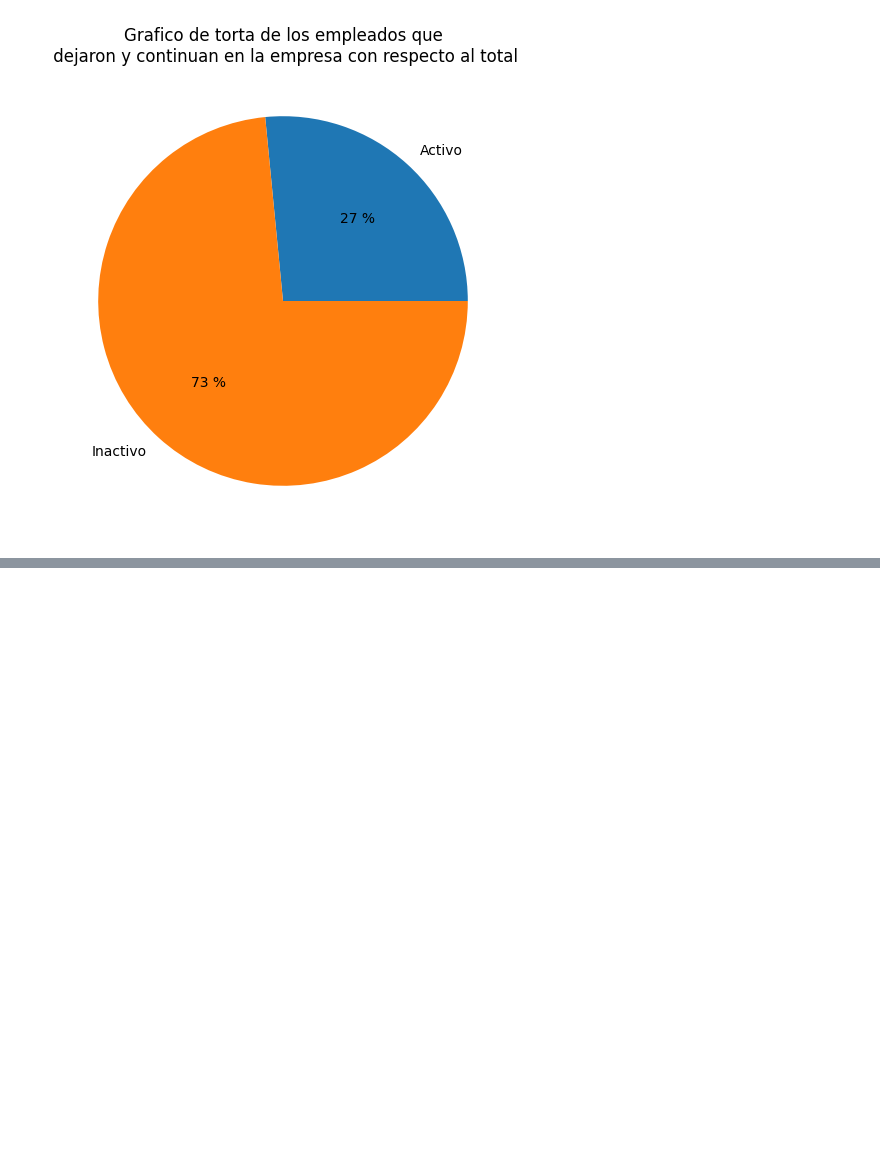
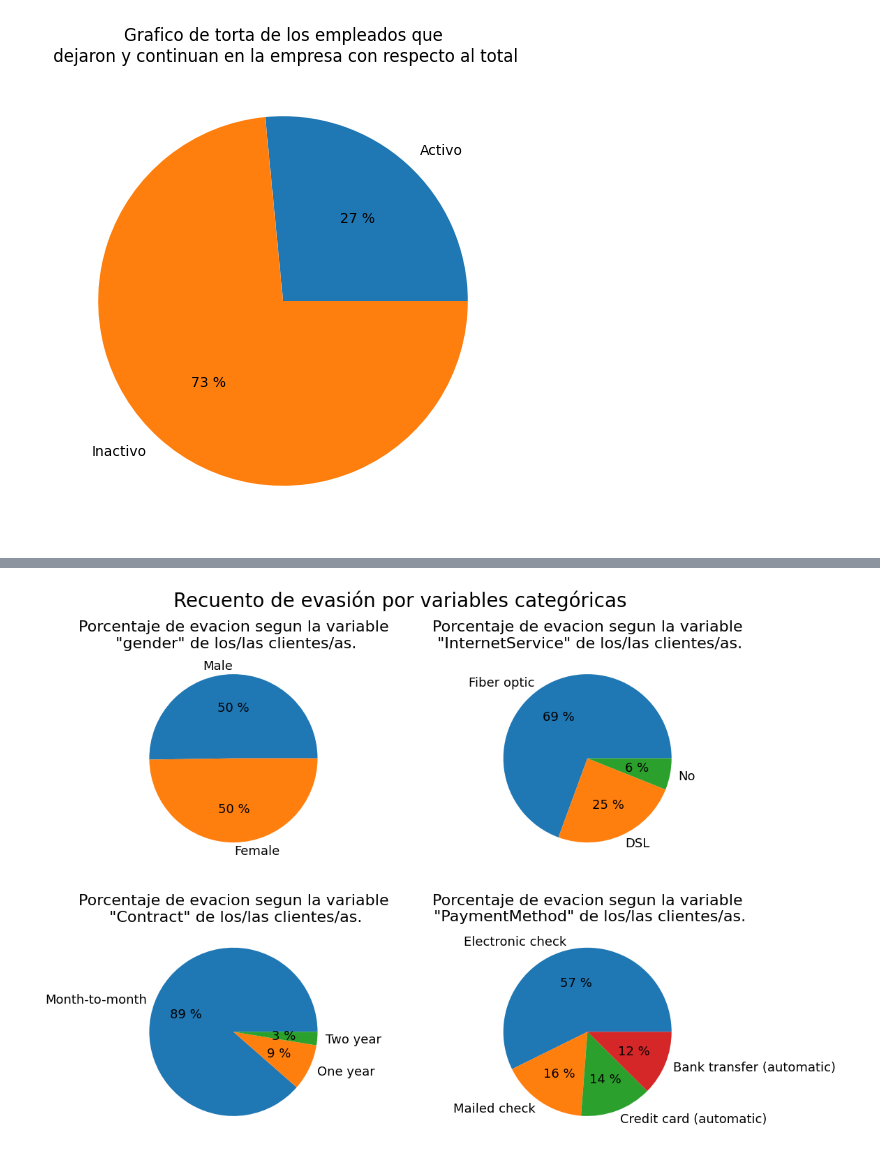
Before and after one commit to lukitasmois/TelecomX_LATAM, a Jupyter notebook: TelecomX_LATAM.ipynb, the cells around one changed output, grey strips where cells are left out. Saved outputs shown, nothing was run; the diff lists cells and outputs as text; code cells hidden in the pictures; blank space fills up the shorter version.

Commit message:
Agrego recuento de evasión por variables categóricas

```diff
--- a/TelecomX_LATAM.ipynb
+++ b/TelecomX_LATAM.ipynb
@@ -276,0 +295,5 @@ plt.show()
+# %%
+columns_categorics =['gender', 'InternetService', 'Contract', 'PaymentMethod']
+# %%
+df_categorics_churn = df_norm.loc[df_norm['Churn'] == True, columns_categorics]
+df_categorics_churn.head()
@@ -276,0 +307,13 @@ plt.show()
+# %%
+fig, axs = plt.subplots(2,2,figsize=(12,9))
+fig.subplots_adjust(hspace=0.3, wspace=0.2)
+axs = axs.flatten()
+fig.suptitle('Recuento de evasión por variables categóricas', fontsize=20)
+
+for i, col in enumerate(columns_categorics):
+
+  axs[i].pie(df_categorics_churn[col].value_counts(), labels=df_categorics_churn[col].unique(), autopct='%0.f %%', textprops={'fontsize':13})
+  axs[i].set_title(f'Porcentaje de evacion segun la variable\n "{columns_categorics[i]}" de los/las clientes/as.', fontsize=16)
+plt.show()
+# %% [output]
+[figure, added]
```
Also changed, not shown: parts of 3 cells of this notebook.
